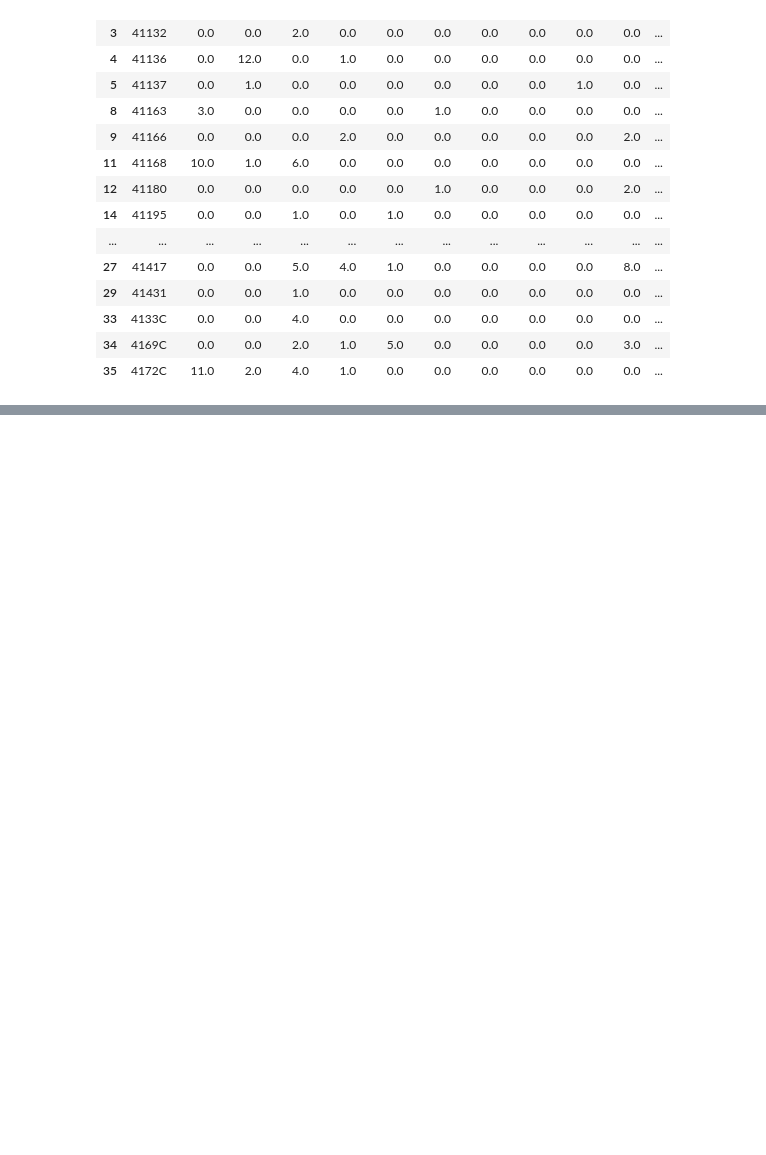
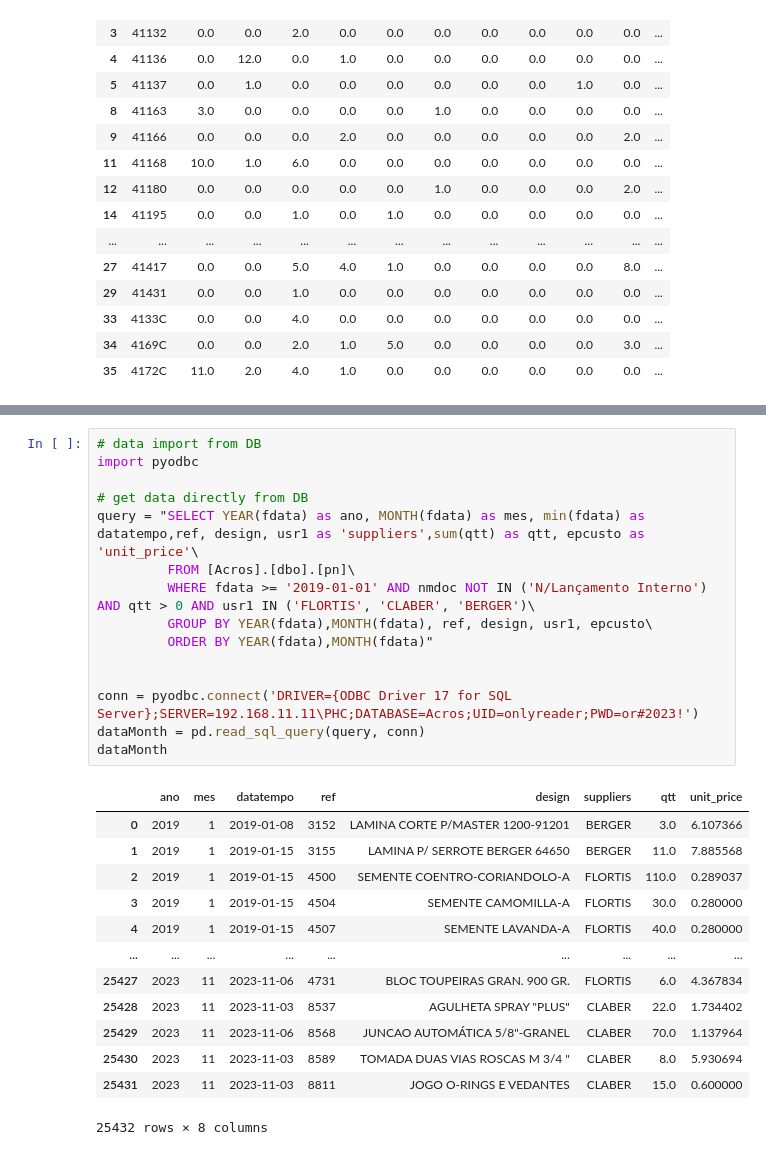
Before and after one commit to pereira0/Stocks-App, a Jupyter notebook: notebook-cleanup.ipynb, the cells around one changed output, grey strips where cells are left out. Saved outputs shown, nothing was run; the diff lists cells and outputs as text; blank space fills up the shorter version.

```diff
--- a/notebook-cleanup.ipynb
+++ b/notebook-cleanup.ipynb
@@ -274,3 +269,32 @@ sales_data
 | 19 | 41431 | Best Choice Olive Oil Pan Coat | 0.0 | 0.0 | 1.0 | 0.0 | 0.0 | 0.0 | 0.0 | 0.0 | 0.0 | ... |
 | 20 | 4169C | G Hughes Sugar Free Ketchup | 0.0 | 0.0 | 2.0 | 1.0 | 5.0 | 0.0 | 0.0 | 0.0 | 0.0 | ... |
 | 21 | 4172C | Rouses Yellow Mustard | 11.0 | 2.0 | 4.0 | 1.0 | 0.0 | 0.0 | 0.0 | 0.0 | 0.0 | ... |
+# %%
+# data import from DB
+import pyodbc
+
+# get data directly from DB
+query = "SELECT YEAR(fdata) as ano, MONTH(fdata) as mes, min(fdata) as datatempo,ref, design, usr1 as 'suppliers',sum(qtt) as qtt, epcusto as 'unit_price'\
+         FROM [Acros].[dbo].[pn]\
+         WHERE fdata >= '2019-01-01' AND nmdoc NOT IN ('N/Lançamento Interno') AND qtt > 0 AND usr1 IN ('FLORTIS', 'CLABER', 'BERGER')\
+         GROUP BY YEAR(fdata),MONTH(fdata), ref, design, usr1, epcusto\
+         ORDER BY YEAR(fdata),MONTH(fdata)"
+
+
+conn = pyodbc.connect('DRIVER={ODBC Driver 17 for SQL Server};SERVER=192.168.11.11\PHC;DATABASE=Acros;UID=onlyreader;PWD=or#2023!')
+dataMonth = pd.read_sql_query(query, conn)
+dataMonth
+# %% [output]
+|  | ano | mes | datatempo | ref | design | suppliers | qtt | unit_price |
+| 0 | 2019 | 1 | 2019-01-08 | 3152 | LAMINA CORTE P/MASTER 1200-91201 | BERGER | 3.0 | 6.107366 |
+| 1 | 2019 | 1 | 2019-01-15 | 3155 | LAMINA P/ SERROTE BERGER 64650 | BERGER | 11.0 | 7.885568 |
+| 2 | 2019 | 1 | 2019-01-15 | 4500 | SEMENTE COENTRO-CORIANDOLO-A | FLORTIS | 110.0 | 0.289037 |
+| 3 | 2019 | 1 | 2019-01-15 | 4504 | SEMENTE CAMOMILLA-A | FLORTIS | 30.0 | 0.280000 |
+| 4 | 2019 | 1 | 2019-01-15 | 4507 | SEMENTE LAVANDA-A | FLORTIS | 40.0 | 0.280000 |
+| ... | ... | ... | ... | ... | ... | ... | ... | ... |
+| 25427 | 2023 | 11 | 2023-11-06 | 4731 | BLOC TOUPEIRAS GRAN. 900 GR. | FLORTIS | 6.0 | 4.367834 |
+| 25428 | 2023 | 11 | 2023-11-03 | 8537 | AGULHETA SPRAY "PLUS" | CLABER | 22.0 | 1.734402 |
+| 25429 | 2023 | 11 | 2023-11-06 | 8568 | JUNCAO AUTOMÁTICA 5/8"-GRANEL | CLABER | 70.0 | 1.137964 |
+| 25430 | 2023 | 11 | 2023-11-03 | 8589 | TOMADA DUAS VIAS ROSCAS M 3/4 " | CLABER | 8.0 | 5.930694 |
+| 25431 | 2023 | 11 | 2023-11-03 | 8811 | JOGO O-RINGS E VEDANTES | CLABER | 15.0 | 0.600000 |
+25432 rows × 8 columns
```
Also changed, not shown: parts of 6 cells of this notebook, 6 other files.
